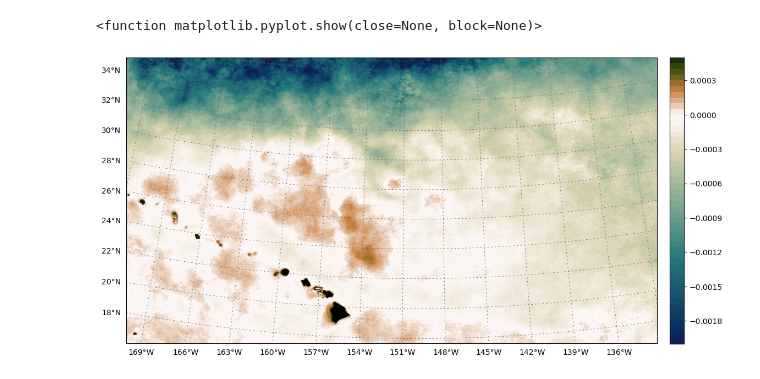
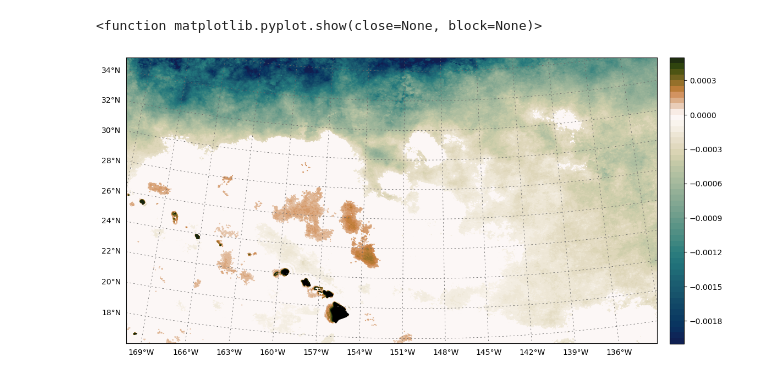
Before and after one commit to jamiesash/climate, a Jupyter notebook: code/pycode/cli_stl_fig.ipynb, the cells around one changed output. Cells and saved outputs as stored; diff of their text form; code cells hidden in the pictures.

Commit message:
final figure bb

```diff
--- a/code/pycode/cli_stl_fig.ipynb
+++ b/code/pycode/cli_stl_fig.ipynb
@@ -11,7 +11,7 @@ from scipy.stats import linregress
 import pandas as pd
 # %%
 # Global Ocean Colour (Copernicus-GlobColour), Bio-Geo-Chemical, L4 (monthly and interpolated) from Satellite Observations (Near Real Time)
-file_id = Dataset('/home/jamie/projects/climate/data/chl/clim_stl_mon_20240831.nc')
+file_id = Dataset('/home/jamie/projects/climate/data/chl/derived/clim_stl_mon_20240831.nc')
 ras = file_id.variables["CHL"][:]
 time = file_id.variables["time"][:]
 lat = file_id.variables["latitude"][:]
@@ -19,13 +19,19 @@ lon = file_id.variables["longitude"][:]
 file_id.close()
 # %%
 # Initialize an array to hold the slopes
-slopes = np.zeros((ras.shape[1], ras.shape[2]))  # shape (m, n)
+# slopes = np.zeros((ras.shape[1], ras.shape[2]))  # shape (m, n)
+# pvals = np.zeros((ras.shape[1], ras.shape[2]))  # shape (m, n)
 
 # Perform linear regression for each (m, n) cell
-for i in range(ras.shape[1]):  # Loop over rows
-    for j in range(ras.shape[2]):  # Loop over columns
-        # Perform linear regression for the (i, j) cell over time
-        slope, intercept, r_value, p_value, std_err = linregress(time, ras[:, i, j])
-        slopes[i, j] = slope  # Store the slope in the 2D array
+# for i in range(ras.shape[1]):  # Loop over rows
+#     for j in range(ras.shape[2]):  # Loop over columns
+ #       # Perform linear regression for the (i, j) cell over time
+ #       slope, intercept, r_value, p_value, std_err = linregress(time, ras[:, i, j])
+ #       slopes[i, j] = slope  # Store the slope in the 2D array
+ #        pvals[i, j] = p_value  # Store the slope in the 2D array
+
+# sig_slopes = slopes
+# sig_mask = pvals < 0.05
+# sig_slopes[sig_mask] = 0
 # %%
 # convert to xarray.
@@ -87,6 +90,7 @@ time = time[summer_indices,]
 
 # Initialize an array to hold the slopes
 slopes = np.zeros((ras.shape[1], ras.shape[2]))  # shape (m, n)
+pvals = np.zeros((ras.shape[1], ras.shape[2]))  # shape (m, n)
 
 # Perform linear regression for each (m, n) cell
 for i in range(ras.shape[1]):  # Loop over rows
@@ -94,8 +98,13 @@ for i in range(ras.shape[1]):  # Loop over rows
         # Perform linear regression for the (i, j) cell over time
         slope, intercept, r_value, p_value, std_err = linregress(time, ras[:, i, j])
         slopes[i, j] = slope  # Store the slope in the 2D array
+        pvals[i, j] = p_value  # Store the slope in the 2D array
+# %%
+sig_slopes = slopes.copy()
+sig_mask = pvals > 0.05
+sig_slopes[sig_mask] = 0
 # %%
-ras = slopes*365
+ras = sig_slopes*365
 # convert to xarray.
 ras = xr.DataArray(ras,
                    coords={'x': lat, 'y':lon},
@@ -104,32 +113,32 @@ ras = ras.clip(min = -0.002, max = 0.0005, keep_attrs=False)
 
 divnorm = colors.TwoSlopeNorm(vmin = np.nanmin(ras.data), vcenter = 0, vmax = np.nanmax(ras.data))
 
 # Calculate the bounds of the data
 lon_bounds = [ras.y.min(), ras.y.max()]
 lat_bounds = [ras.x.min(), ras.x.max()]
 
 fig, (ax1) = plt.subplots(1, 1, figsize=(15, 7))
 m = Basemap(projection='lcc', resolution='l',
             llcrnrlat=16, urcrnrlat=35.5,
             llcrnrlon=-170, urcrnrlon=-130,
             lat_0 = 30, lon_0 = -150,
             width=5.1E6, height=5E6)
 
 # Convert latitude and longitude to map projection coordinates.
 x_map, y_map = np.meshgrid(ras.y, ras.x)
 x, y = m(x_map, y_map)
 # Plot data.
 contour = m.contourf(x, y, ras, cmap = cmocean.cm.tarn_r, levels=100, extend='both', norm=divnorm)
 m.fillcontinents(color = 'black')
 # Add grid lines
 parallels = m.drawparallels(np.arange(18, 40, 2), labels=[1,0,0,0], textcolor = 'black', color = "dimgrey", fontsize=10, dashes=(3, 5), linewidth = 0.6)
 meridians =  m.drawmeridians(np.arange(-175, -130, 3), labels=[0,0,0,1], textcolor = 'black', color = "dimgrey", fontsize=10, dashes=(3, 5),linewidth = 0.6)
 # Draw parallels and meridians with customized gridline alpha and label colors
 m.drawcoastlines(color='black')
 c = ax1.contourf(ras.y, ras.x, ras, levels = 50, cmap = cmocean.cm.tarn_r, norm=divnorm)
 cbar = fig.colorbar(c, shrink = 0.965, pad = 0.02)
-plt.savefig('../../figures/cli_slope_sum_stl_20240902.png', bbox_inches='tight', dpi=300)
+plt.savefig('../../figures/cli_slope_sum_stl_20250320.png', bbox_inches='tight', dpi=300)
 plt.show
 # %% [output]
 <function matplotlib.pyplot.show(close=None, block=None)>
-[figure, old version]
+[figure, new version]
```
Also changed, not shown: parts of 1 cell of this notebook, 5 other files.
